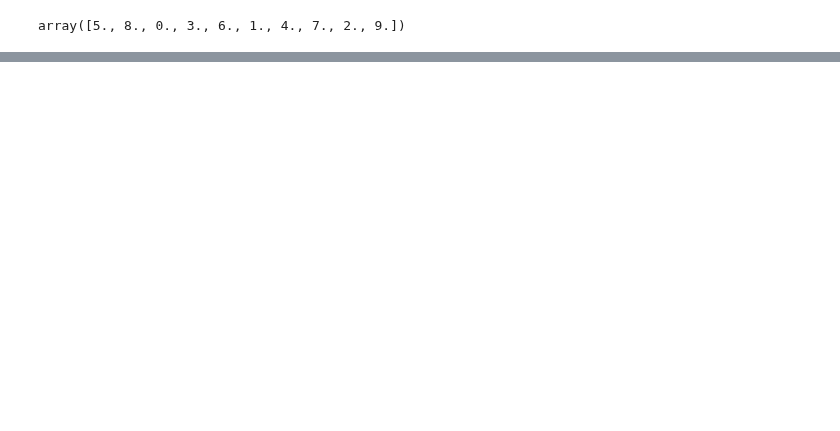
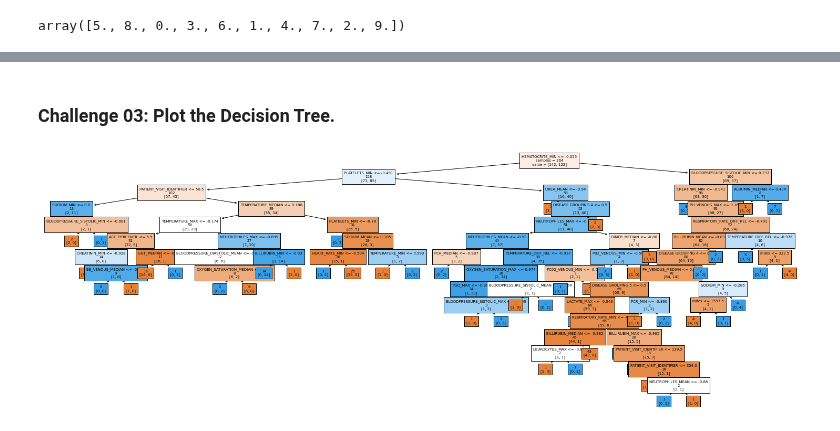
Before and after one commit to gabrielatrindade/alura-bootcamp, a Jupyter notebook: module6/lessons/kaggle_sirio_libanes_2.ipynb, the cells around one changed output, grey strips where cells are left out. Drawn from its saved outputs; the diff is of its cells as text; code cells hidden in the pictures; blank space fills up the shorter version.

```diff
--- a/module6/lessons/kaggle_sirio_libanes_2.ipynb
+++ b/module6/lessons/kaggle_sirio_libanes_2.ipynb
@@ -264,0 +418,8 @@ array([5., 8., 0., 3., 6., 1., 4., 7., 2., 9.])
+# %%
+# using age_percentil_encoded variable
+
+LR_model_2 = LogisticRegression(max_iter=10000)
+LR_model_2.fit(x_train_2, y_train)
+
+y_prediction_LR_2 = LR_model_2.predict(x_test_2)
+accuracy_score(y_test, y_prediction_LR_2)
@@ -264,0 +428,6 @@ array([5., 8., 0., 3., 6., 1., 4., 7., 2., 9.])
+# %%
+LR_model = LogisticRegression(max_iter=10000)
+LR_model.fit(x_train, y_train)
+
+y_prediction_LR = LR_model.predict(x_test)
+accuracy_score(y_test, y_prediction_LR)
@@ -264,0 +436,8 @@ array([5., 8., 0., 3., 6., 1., 4., 7., 2., 9.])
+# %%
+# using age_percentil_encoded variable
+
+DTC_model_2 = DecisionTreeClassifier()
+DTC_model_2.fit(x_train_2, y_train)
+
+y_prediction_DTC_2 = DTC_model_2.predict(x_test_2)
+accuracy_score(y_test, y_prediction_DTC_2)
@@ -264,0 +446,6 @@ array([5., 8., 0., 3., 6., 1., 4., 7., 2., 9.])
+# %%
+DTC_model = DecisionTreeClassifier()
+DTC_model.fit(x_train, y_train)
+
+y_prediction_DTC = DTC_model.predict(x_test)
+accuracy_score(y_test, y_prediction_DTC)
@@ -264,0 +477,2 @@ array([5., 8., 0., 3., 6., 1., 4., 7., 2., 9.])
+# %% [markdown]
+### Challenge 03: Plot the Decision Tree.
@@ -264,0 +481,9 @@ array([5., 8., 0., 3., 6., 1., 4., 7., 2., 9.])
+# %%
+plt.figure(figsize=(26,9))
+
+feature_names = x_train.columns
+
+plot_tree(DTC_model, filled=True, impurity=False, fontsize=7,
+          feature_names=feature_names, label='root');
+# %% [output]
+[figure, added]
```
Also changed, not shown: parts of 56 cells of this notebook.
